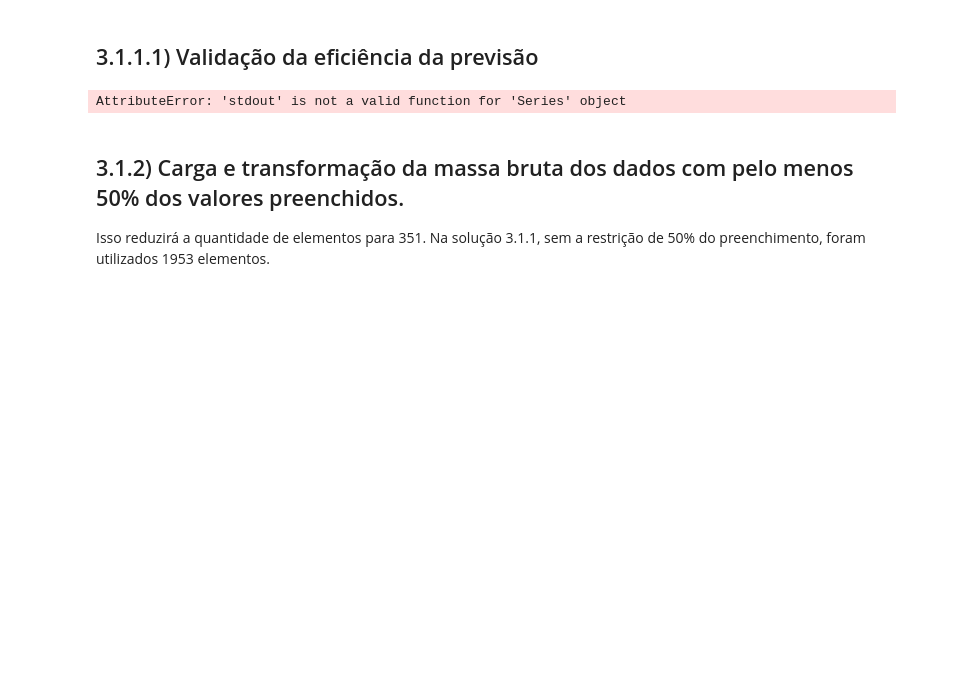
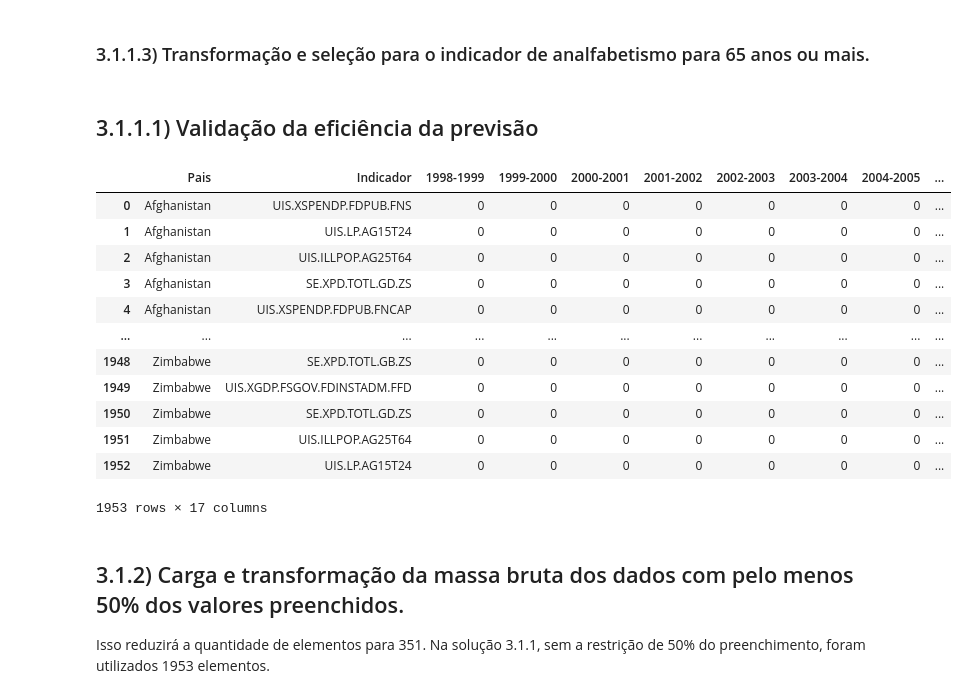
Before and after one commit to joaocvr/puc-minas-tcc, a Jupyter notebook: notebooks/3_1_classificacao_analfabetismo_por_investimento.ipynb, the cells around one changed output. Saved outputs shown, nothing was run; the diff lists cells and outputs as text; code cells hidden in the pictures; blank space fills up the shorter version.

Commit message:
Ajustes na classificação e transformação

```diff
--- a/notebooks/3_1_classificacao_analfabetismo_por_investimento.ipynb
+++ b/notebooks/3_1_classificacao_analfabetismo_por_investimento.ipynb
@@ -63,0 +131,2 @@ df_classificado_todos.index = range(df_classificado_todos.shape[0])
+# %% [markdown]
+### 3.1.1.3) Transformação e seleção para o indicador de analfabetismo para 65 anos ou mais.
@@ -64,13 +147,53 @@ df_classificado_todos.index = range(df_classificado_todos.shape[0])
 # %% [markdown]
 ## 3.1.1.1) Validação da eficiência da previsão
-# %%
-#6) Aplicar algoritmo de classificação e previsão
-
-#df_classificado_todos.describe().round(2)
-df_periodo_datas = df_classificado_todos.iloc[:, 2:18]
-#df_classificado.to_csv('resultado_teste.csv', index = False)
-# %% [output]
-AttributeError: 'stdout' is not a valid function for 'Series' object
+# %%
+#6) Aplicar algoritmo de classificação e previsão
+
+
+#Fatos:
+#1) As linhas do dataframe estão agrupadas por países.
+#2) Cada país possui uma lista de indicadores.
+#3) A lista de indicadores é dividida em dois grupos:
+#   Grupo 1 = indicadores de analfabetismo (influenciados): UIS.LP.AG15T24, UIS.ILLPOP.AG25T64, UIS.LP.AG65
+#   Grupo 2 = indicadores econômicos (influenciadores): UIS.XSPENDP.FDPUB.FNS, UIS.XSPENDP.FDPUB.FNCAP, UIS.XSPENDP.FDPUB.FNNONS, UIS.XGDP.FSGOV.FDINSTADM.FFD, SE.XPD.TOTL.GD.ZS
+#4) Além disso, existem as colunas (com e 1) da diferença entre os anos de 1998 a 2013.
+
+#O quê fazer?
+#1) Transformar o dataset em:
+#   Linhas = período de anos (1998-1999, 1999-2000, ..., 2012-2013)
+#   Colunas = um indicador por coluna: UIS.LP.AG15T24, UIS.ILLPOP.AG25T64, UIS.LP.AG65, UIS.XSPENDP.FDPUB.FNS, UIS.XSPENDP.FDPUB.FNCAP, UIS.XSPENDP.FDPUB.FNNONS, UIS.XGDP.FSGOV.FDINSTADM.FFD, SE.XPD.TOTL.GD.ZS
+
+
+df_periodo_datas = df_resultado_transformacao.iloc[:, 2:18]
+
+
+SEED = 20
+
+treino_x, teste_x, treino_y, teste_y = train_test_split(x, y,
+                                                         random_state = SEED, test_size = 0.25,
+                                                         stratify = y)
+print("Treinaremos com %d elementos e testaremos com %d elementos" % (len(treino_x), len(teste_x)))
+
+modelo = LinearSVC()
+modelo.fit(treino_x, treino_y)
+previsoes = modelo.predict(teste_x)
+
+acuracia = accuracy_score(teste_y, previsoes) * 100
+print("A acurácia foi %.2f%%" % acuracia)
+# %% [output]
+|  | Pais | Indicador | 1998-1999 | 1999-2000 | 2000-2001 | 2001-2002 | 2002-2003 | 2003-2004 | 2004-2005 | ... |
+| 0 | Afghanistan | UIS.XSPENDP.FDPUB.FNS | 0 | 0 | 0 | 0 | 0 | 0 | 0 | ... |
+| 1 | Afghanistan | UIS.LP.AG15T24 | 0 | 0 | 0 | 0 | 0 | 0 | 0 | ... |
+| 2 | Afghanistan | UIS.ILLPOP.AG25T64 | 0 | 0 | 0 | 0 | 0 | 0 | 0 | ... |
+| 3 | Afghanistan | SE.XPD.TOTL.GD.ZS | 0 | 0 | 0 | 0 | 0 | 0 | 0 | ... |
+| 4 | Afghanistan | UIS.XSPENDP.FDPUB.FNCAP | 0 | 0 | 0 | 0 | 0 | 0 | 0 | ... |
+| ... | ... | ... | ... | ... | ... | ... | ... | ... | ... | ... |
+| 1948 | Zimbabwe | SE.XPD.TOTL.GB.ZS | 0 | 0 | 0 | 0 | 0 | 0 | 0 | ... |
+| 1949 | Zimbabwe | UIS.XGDP.FSGOV.FDINSTADM.FFD | 0 | 0 | 0 | 0 | 0 | 0 | 0 | ... |
+| 1950 | Zimbabwe | SE.XPD.TOTL.GD.ZS | 0 | 0 | 0 | 0 | 0 | 0 | 0 | ... |
+| 1951 | Zimbabwe | UIS.ILLPOP.AG25T64 | 0 | 0 | 0 | 0 | 0 | 0 | 0 | ... |
+| 1952 | Zimbabwe | UIS.LP.AG15T24 | 0 | 0 | 0 | 0 | 0 | 0 | 0 | ... |
+1953 rows × 17 columns
 # %% [markdown]
 ## 3.1.2) Carga e transformação da massa bruta dos dados com pelo menos 50% dos valores preenchidos.
 
```
Also changed, not shown: parts of 11 cells of this notebook.
